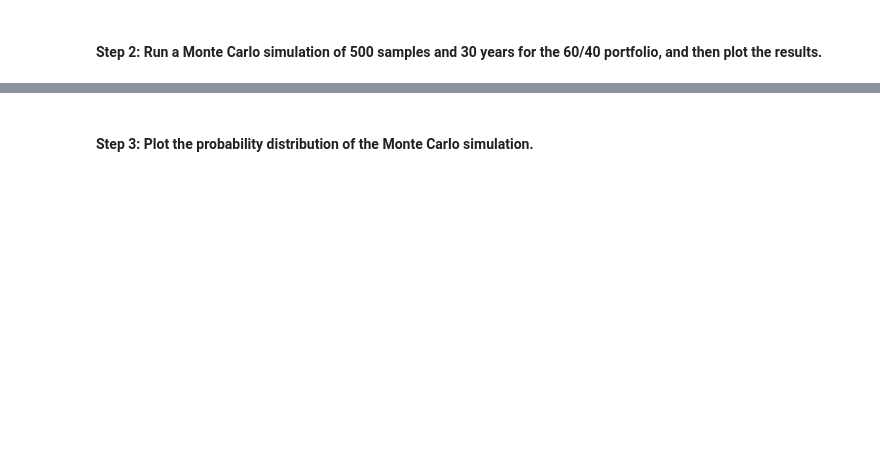
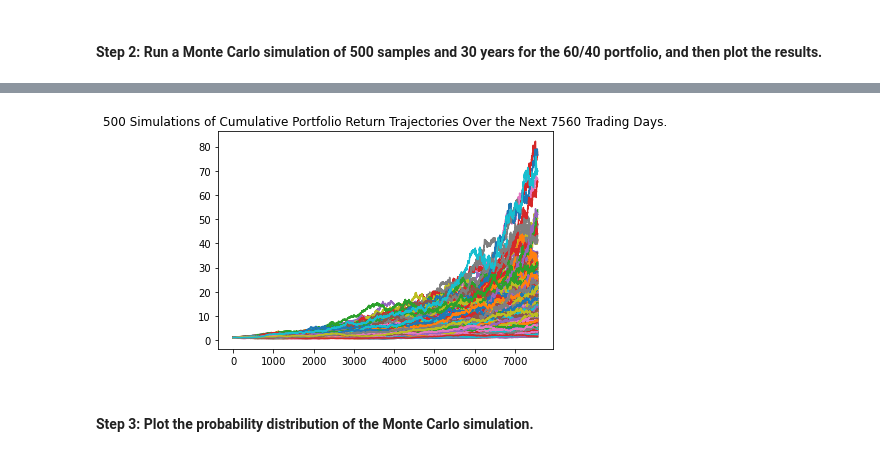
Before and after one commit to MaureenKC/Financial_Simulations_with_Api-Challenge, a Jupyter notebook: financial_planning_tools.ipynb, the cells around one changed output, grey strips where cells are left out. Cells and saved outputs as stored; diff of their text form; code cells hidden in the pictures; blank space fills up the shorter version.

```diff
--- a/financial_planning_tools.ipynb
+++ b/financial_planning_tools.ipynb
@@ -420,19 +424,22 @@ In this section, you’ll use the MCForecastTools library to create a Monte Carl
 # %%
 # Set start and end dates of 3 years back from your current date
 # Alternatively, you can use an end date of 2020-08-07 and work 3 years back from that date
-# YOUR CODE HERE
-# YOUR CODE HERE
+
+start_date = pd.Timestamp("2017-08-07",tz="America/New_York").isoformat()
+end_date = pd.Timestamp("2020-08-07" , tz="America/New_York").isoformat()
 
 # Set number of rows to 1000 to retrieve the maximum amount of rows
-# YOUR CODE HERE
+limit_rows=1000
 # %%
 # Use the Alpaca get_barset function to make the API call to get the 3 years worth of pricing data
 # The tickers and timeframe parameters should have been set in Part 1 of this activity
 # The start and end dates should be updated with the information set above
 # Remember to add the df property to the end of the call so the response is returned as a DataFrame
-# YOUR CODE HERE
+portfolio_df=alpaca.get_bars(tickers ,
+                                     timeframe ,
+                                     start=start_date ,
+                                     end=end_date).df
 
 
 # Display both the first and last five rows of the DataFrame
-# YOUR CODE HERE
-# YOUR CODE HERE
+portfolio_df.head()
@@ -439,2 +464,14 @@ In this section, you’ll use the MCForecastTools library to create a Monte Carl
 # %% [markdown]
 #### Step 2: Run a Monte Carlo simulation of 500 samples and 30 years for the 60/40 portfolio, and then plot the results.
+# %%
+df_agg = portfolio_df[portfolio_df['symbol']=="AGG"].drop(columns=["trade_count","vwap","symbol"])
+tups = zip(*[["AGG"]*6, df_agg.columns])
+df_agg.columns = pd.MultiIndex.from_tuples(tups)
+
+df_spy = portfolio_df[portfolio_df['symbol']=="SPY"].drop(columns=["trade_count","vwap","symbol"])
+tups = zip(*[["SPY"]*6, df_spy.columns])
+df_spy.columns = pd.MultiIndex.from_tuples(tups)
+
+d = {"AGG":df_agg, "SPY":df_spy}
+portfolio_df = pd.concat(d.values(), axis=1)
+portfolio_df
@@ -442,7 +495,11 @@ In this section, you’ll use the MCForecastTools library to create a Monte Carl
 # Configure the Monte Carlo simulation to forecast 30 years cumulative returns
 # The weights should be split 40% to AGG and 60% to SPY.
 # Run 500 samples.
-# YOUR CODE HERE
+MC_thirty_year = MCSimulation(
+    portfolio_data=portfolio_df ,
+    weights =[.40 ,.60] ,
+    num_simulation = 500 ,
+    num_trading_days= 252*30 )
 
 # Review the simulation input data
-# YOUR CODE HERE
+MC_thirty_year.portfolio_data.head()
@@ -452,7 +560,10 @@ In this section, you’ll use the MCForecastTools library to create a Monte Carl
 # %%
 # Visualize the 30-year Monte Carlo simulation by creating an
 # overlay line plot
-# YOUR CODE HERE
+
+thirty_year_line_plot = MC_thirty_year.plot_simulation()
+# %% [output]
+[figure, added]
 # %% [markdown]
 #### Step 3: Plot the probability distribution of the Monte Carlo simulation.
 # %%
```
Also changed, not shown: parts of 29 cells of this notebook, 1 other file.
